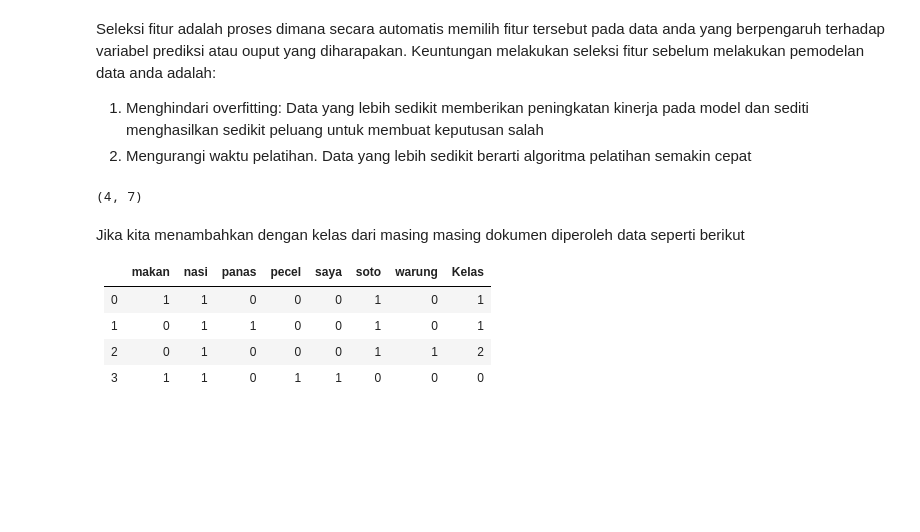
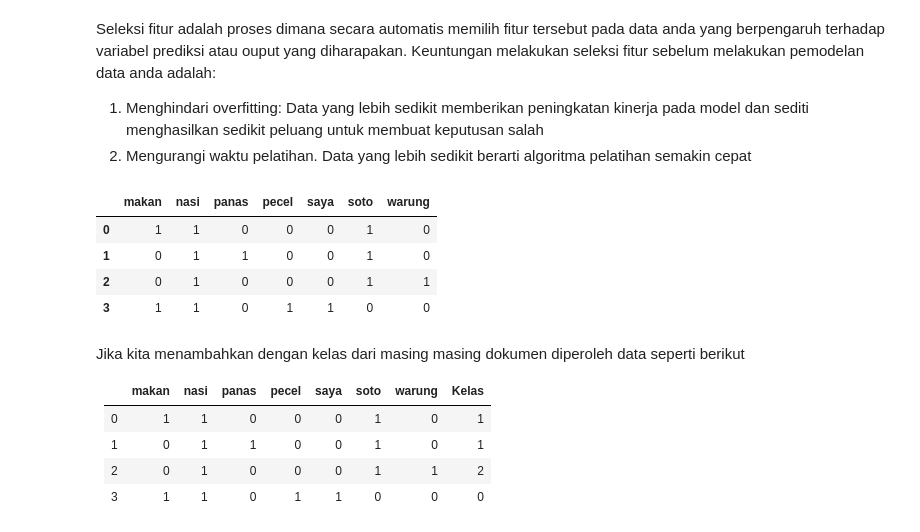
Before and after one commit to mulaab/saindata, a Jupyter notebook: _sources/contents/Webmining/chisquare.ipynb, the cells around one changed output. Cells and saved outputs as stored; diff of their text form; code cells hidden in the pictures; blank space fills up the shorter version.

```diff
--- a/_sources/contents/Webmining/chisquare.ipynb
+++ b/_sources/contents/Webmining/chisquare.ipynb
@@ -35,18 +30,23 @@ Seleksi fitur adalah proses dimana secara automatis memilih fitur tersebut pada
 # %%
 # misal kita memiliki data text berikut
 X = np.array(['makan nasi soto', 'nasi soto panas', 'warung nasi soto', 'saya makan nasi pecel'])
 y = [1, 1, 2, 0]
 
 # kita akan merubah teks tersebut menjadi matrik dokumen-term,
 # dan kita  mencetak output yang mudah dibaca
 vect = CountVectorizer()
 X_dtm = vect.fit_transform(X)
 X_dtm = X_dtm.toarray()
 X_dtm
 datane=pd.DataFrame(X_dtm, columns = vect.get_feature_names())
 X_dtm.shape
+datane
 # %% [output]
-(4, 7)
+|  | makan | nasi | panas | pecel | saya | soto | warung |
+| 0 | 1 | 1 | 0 | 0 | 0 | 1 | 0 |
+| 1 | 0 | 1 | 1 | 0 | 0 | 1 | 0 |
+| 2 | 0 | 1 | 0 | 0 | 0 | 1 | 1 |
+| 3 | 1 | 1 | 0 | 1 | 1 | 0 | 0 |
 # %% [markdown]
 Jika kita menambahkan dengan kelas dari masing masing dokumen diperoleh data seperti berikut
 
```
Also changed, not shown: parts of 3 cells of this notebook, 4 other files.
